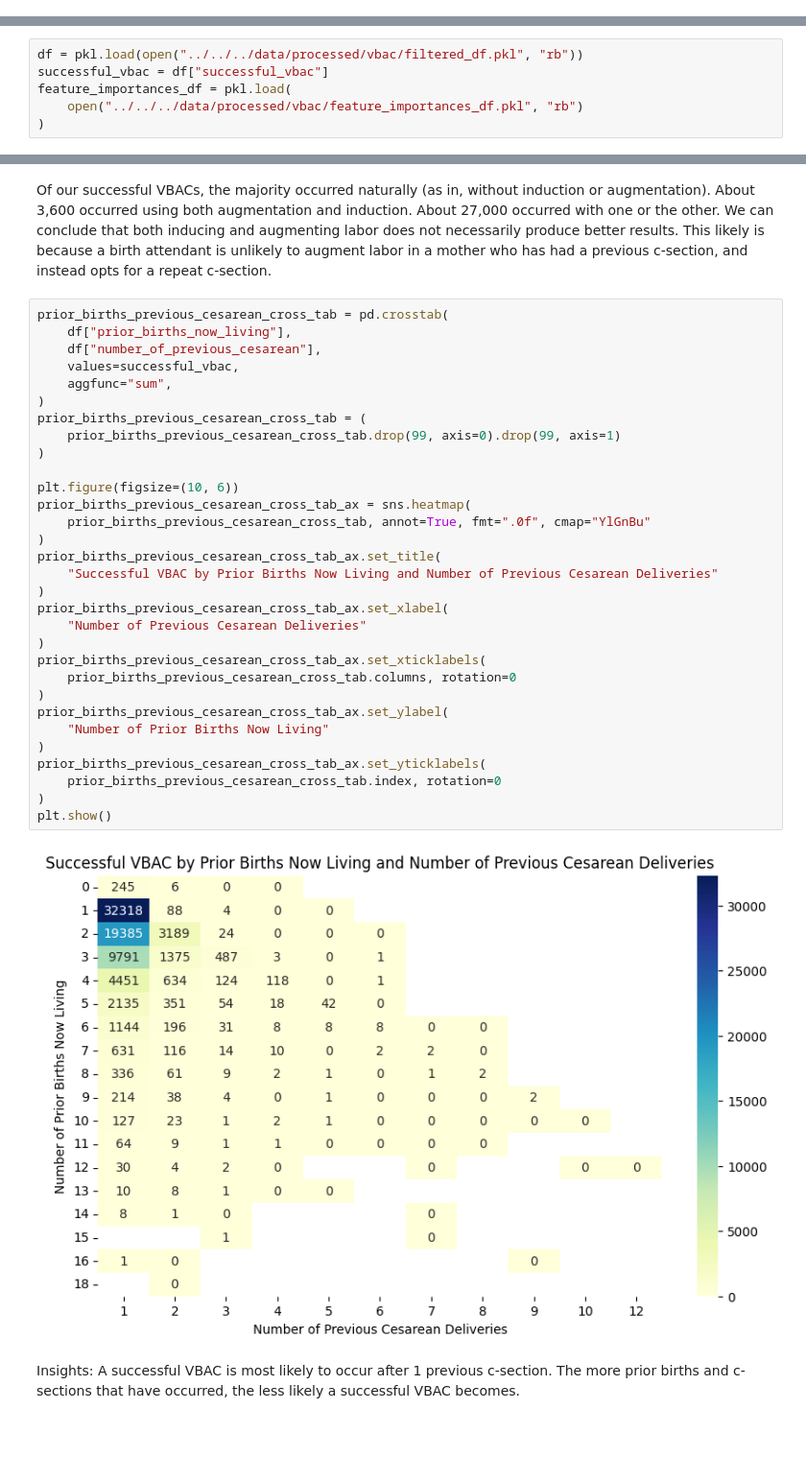
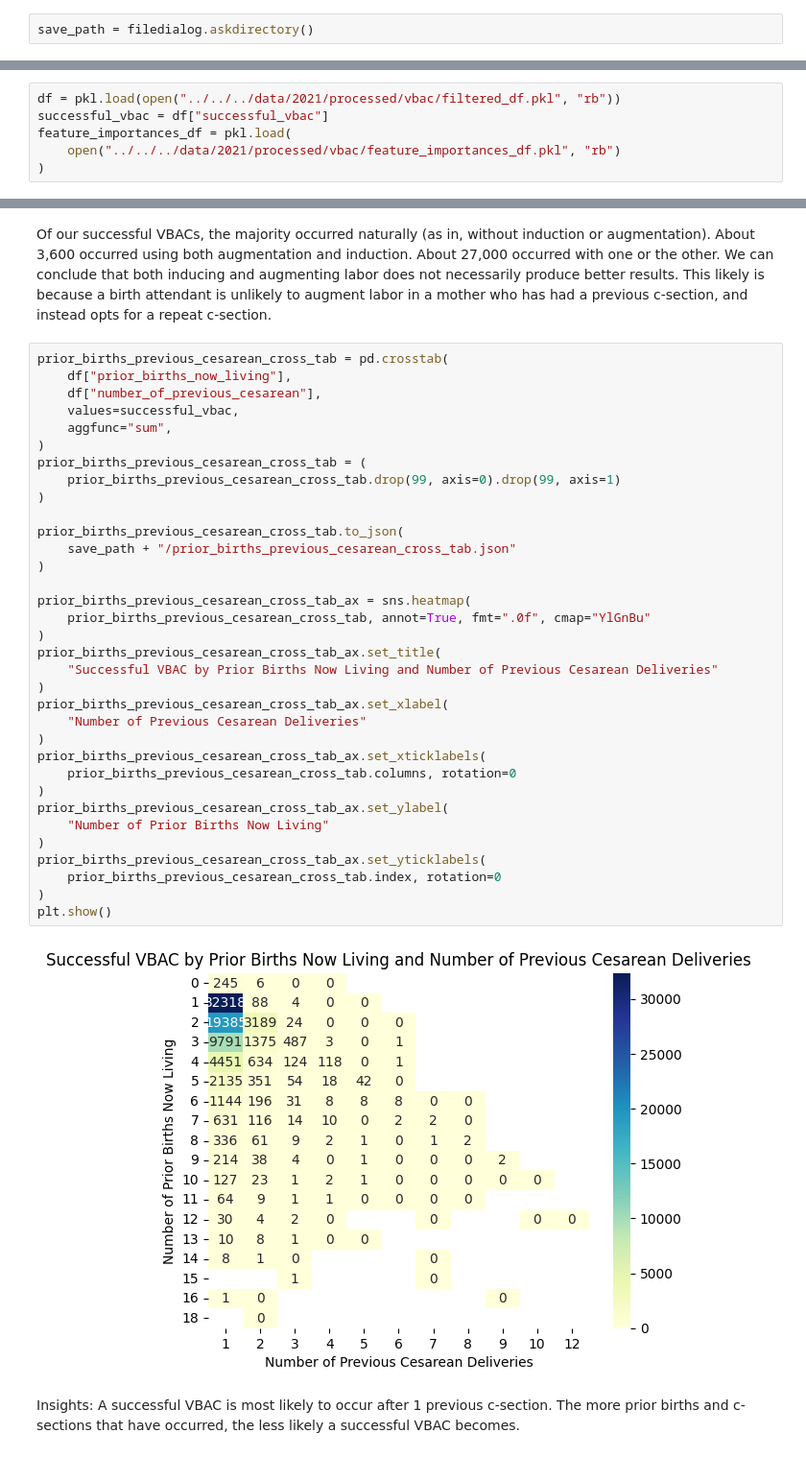
Before and after one commit to shroommu/natality-stats, a Jupyter notebook: dev/notebooks/exploratory/vbac/02_visualizations.ipynb, the cells around one changed output, grey strips where cells are left out. Shown at 96% size. Saved outputs shown, nothing was run; the diff lists cells and outputs as text.

Commit message:
update to new cleaned data, add json exports

```diff
--- a/dev/notebooks/exploratory/vbac/02_visualizations.ipynb
+++ b/dev/notebooks/exploratory/vbac/02_visualizations.ipynb
@@ -14,13 +15,15 @@ import pickle as pkl
 import warnings
 
 warnings.filterwarnings("ignore")
+# %%
+save_path = filedialog.askdirectory()
 # %% [markdown]
 ### 1. Load Data
 # %%
-df = pkl.load(open("../../../data/processed/vbac/filtered_df.pkl", "rb"))
+df = pkl.load(open("../../../data/2021/processed/vbac/filtered_df.pkl", "rb"))
 successful_vbac = df["successful_vbac"]
 feature_importances_df = pkl.load(
-    open("../../../data/processed/vbac/feature_importances_df.pkl", "rb")
+    open("../../../data/2021/processed/vbac/feature_importances_df.pkl", "rb")
 )
 # %%
 head = df.head()
@@ -659,34 +778,37 @@ Of our successful VBACs, the majority occurred naturally (as in, without inducti
 prior_births_previous_cesarean_cross_tab = pd.crosstab(
     df["prior_births_now_living"],
     df["number_of_previous_cesarean"],
     values=successful_vbac,
     aggfunc="sum",
 )
 prior_births_previous_cesarean_cross_tab = (
     prior_births_previous_cesarean_cross_tab.drop(99, axis=0).drop(99, axis=1)
 )
 
-plt.figure(figsize=(10, 6))
+prior_births_previous_cesarean_cross_tab.to_json(
+    save_path + "/prior_births_previous_cesarean_cross_tab.json"
+)
+
 prior_births_previous_cesarean_cross_tab_ax = sns.heatmap(
     prior_births_previous_cesarean_cross_tab, annot=True, fmt=".0f", cmap="YlGnBu"
 )
 prior_births_previous_cesarean_cross_tab_ax.set_title(
     "Successful VBAC by Prior Births Now Living and Number of Previous Cesarean Deliveries"
 )
 prior_births_previous_cesarean_cross_tab_ax.set_xlabel(
     "Number of Previous Cesarean Deliveries"
 )
 prior_births_previous_cesarean_cross_tab_ax.set_xticklabels(
     prior_births_previous_cesarean_cross_tab.columns, rotation=0
 )
 prior_births_previous_cesarean_cross_tab_ax.set_ylabel(
     "Number of Prior Births Now Living"
 )
 prior_births_previous_cesarean_cross_tab_ax.set_yticklabels(
     prior_births_previous_cesarean_cross_tab.index, rotation=0
 )
 plt.show()
 # %% [output]
-[figure, old version]
+[figure, new version]
 # %% [markdown]
 Insights: A successful VBAC is most likely to occur after 1 previous c-section. The more prior births and c-sections that have occurred, the less likely a successful VBAC becomes.
```
Also changed, not shown: parts of 32 cells of this notebook, 2 other files.
